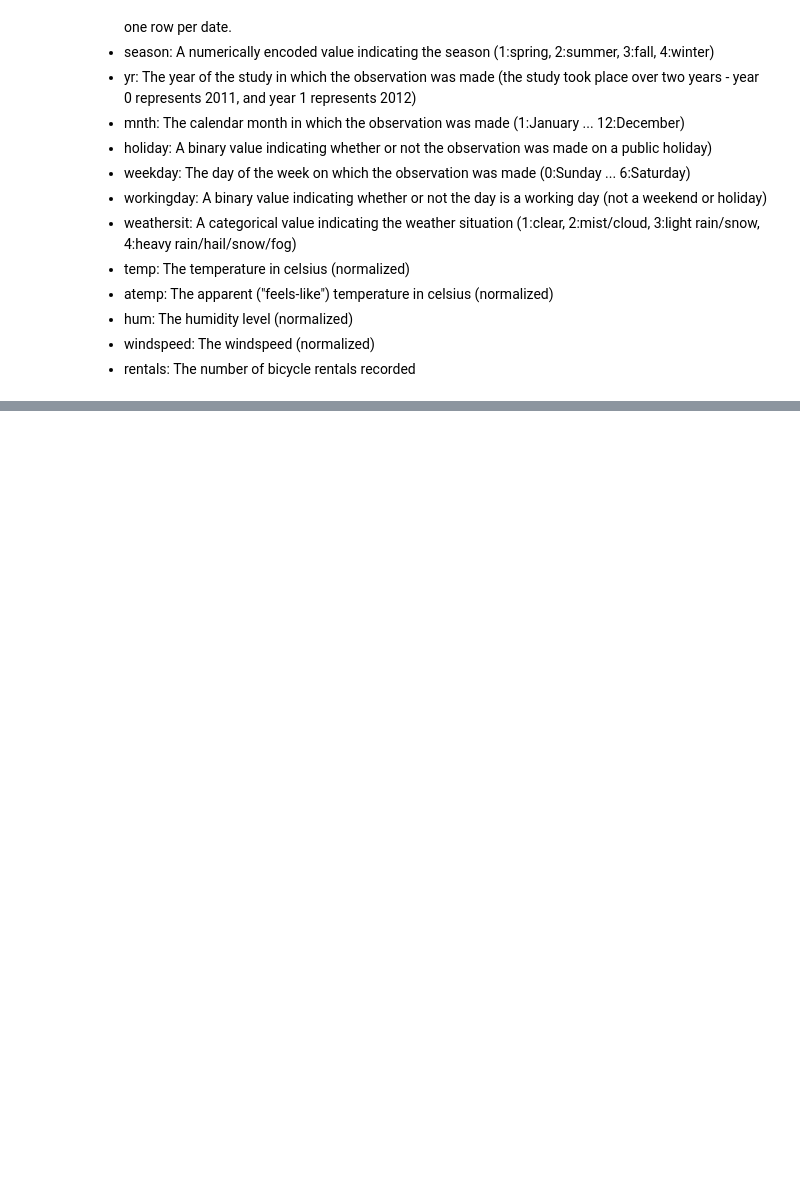
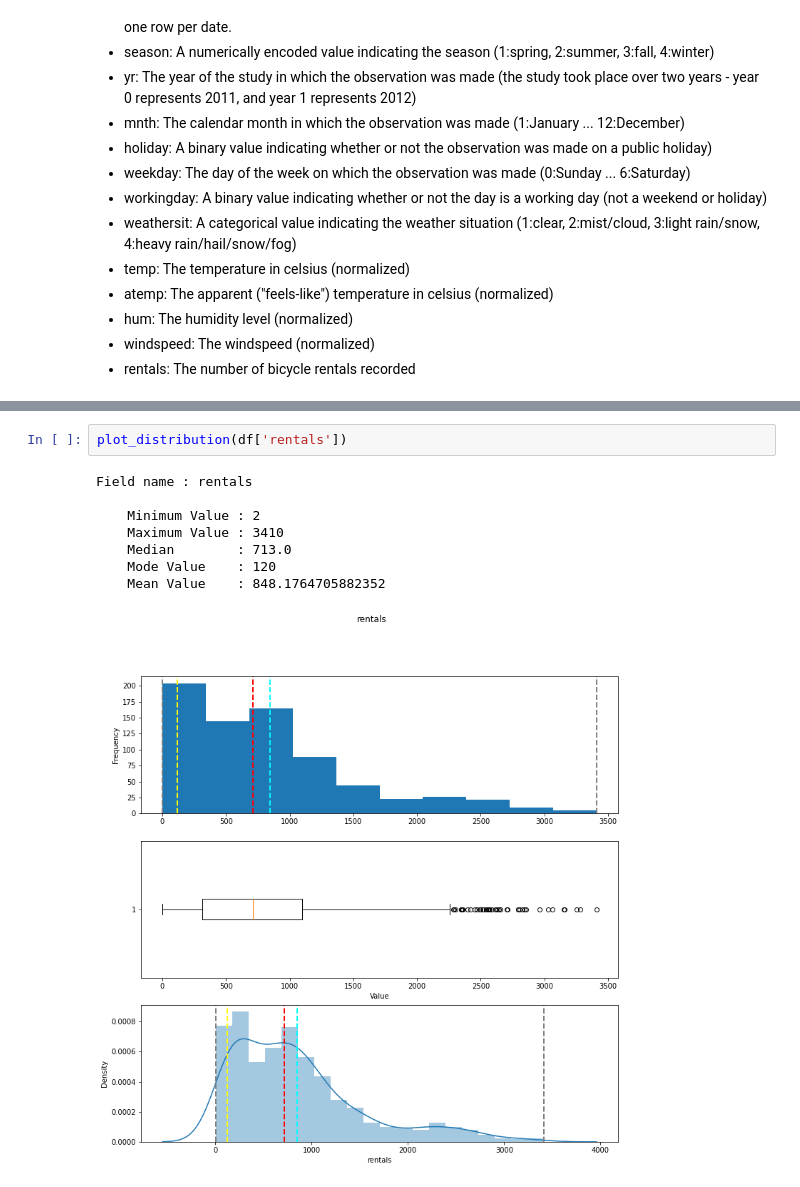
Before and after one commit to NishantBaheti/Azure-DataScience, a Jupyter notebook: FirstRegression.ipynb, the cells around one changed output, grey strips where cells are left out. Cells and saved outputs as stored; diff of their text form; blank space fills up the shorter version.

```diff
--- a/FirstRegression.ipynb
+++ b/FirstRegression.ipynb
@@ -34,0 +148,11 @@ The data consists of the following columns:
+# %%
+plot_distribution(df['rentals'])
+# %% [output]
+Field name : rentals
+
+    Minimum Value : 2
+    Maximum Value : 3410
+    Median        : 713.0
+    Mode Value    : 120
+    Mean Value    : 848.1764705882352
+[figure, added]
```
Also changed, not shown: parts of 33 cells of this notebook.
